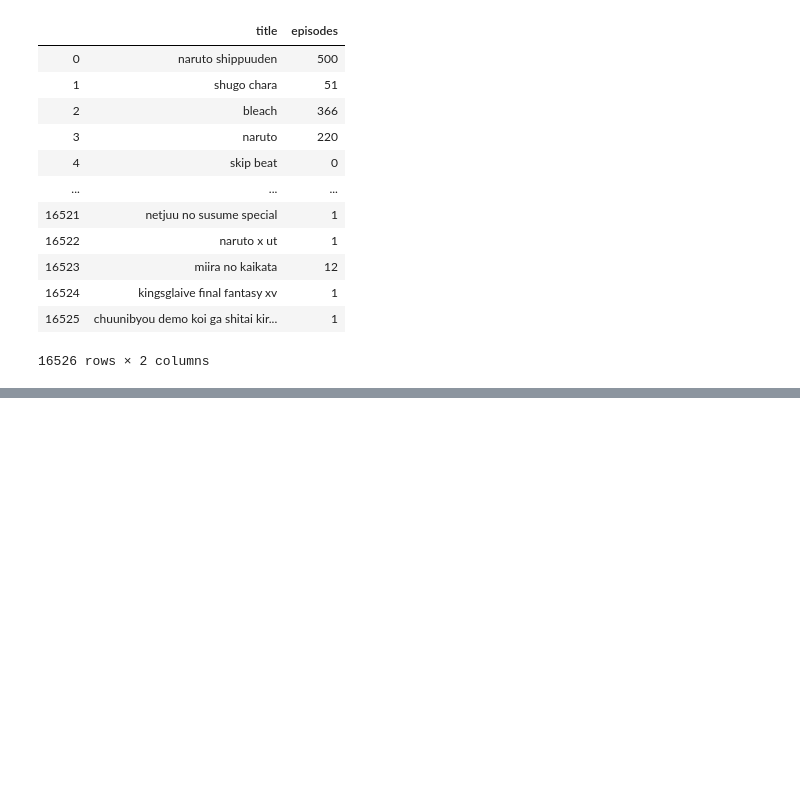
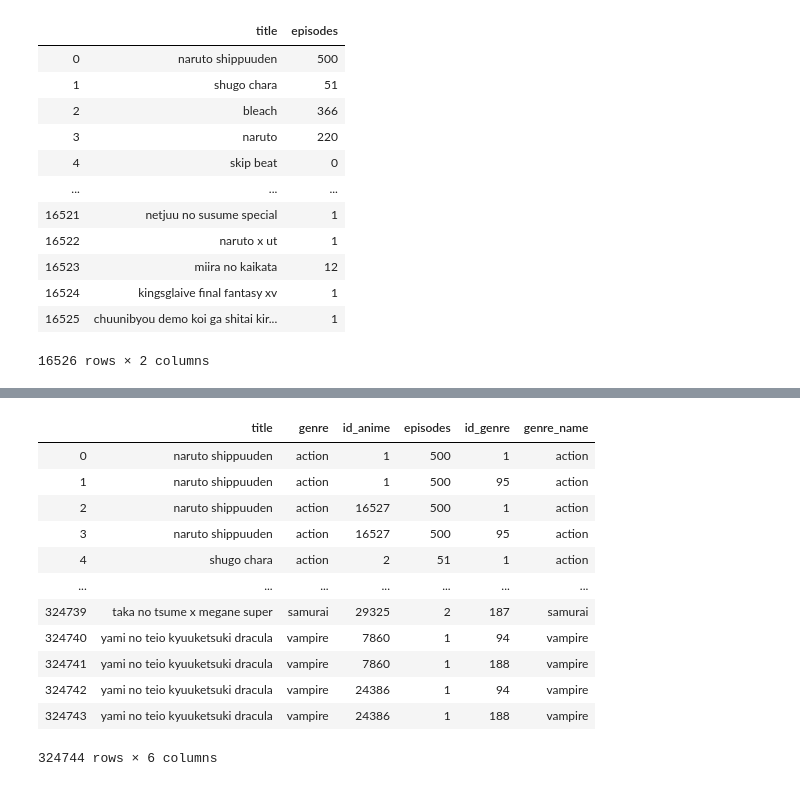
Before and after one commit to cckuqui/anime-db, a Jupyter notebook: datasets/Proyec_ETL.ipynb, the cells around one changed output, grey strips where cells are left out. Drawn from its saved outputs; the diff is of its cells as text; code cells hidden in the pictures; blank space fills up the shorter version.

```diff
--- a/datasets/Proyec_ETL.ipynb
+++ b/datasets/Proyec_ETL.ipynb
@@ -238,0 +237,3 @@ genre.reset_index(drop=True)
+# %%
+conn = f"postgres:{key}@localhost:5432/anime_db"
+engine = create_engine(f'postgresql://{conn}')
@@ -238,0 +267,4 @@ genre.reset_index(drop=True)
+# %%
+merge_df_ag = merge_df[['title', 'genre']]
+merge_df_ag.drop_duplicates(inplace=True)
+merge_df_ag
@@ -238,0 +285,3 @@ genre.reset_index(drop=True)
+# %%
+table_anime = pd.read_sql_table('anime', engine)
+table_anime
@@ -238,0 +302,3 @@ genre.reset_index(drop=True)
+# %%
+table_genre = pd.read_sql_table('genre', engine)
+table_genre
@@ -238,0 +319,20 @@ genre.reset_index(drop=True)
+# %%
+merge_df_ag = merge_df_ag.merge(table_anime, on='title')
+merge_df_ag.rename(columns={'id':'id_anime'}, inplace=True)
+merge_df_ag = merge_df_ag.merge(table_genre, left_on='genre',right_on='genre_name')
+merge_df_ag.rename(columns={'id':'id_genre'}, inplace=True)
+merge_df_ag
+# %% [output]
+|  | title | genre | id_anime | episodes | id_genre | genre_name |
+| 0 | naruto shippuuden | action | 1 | 500 | 1 | action |
+| 1 | naruto shippuuden | action | 1 | 500 | 95 | action |
+| 2 | naruto shippuuden | action | 16527 | 500 | 1 | action |
+| 3 | naruto shippuuden | action | 16527 | 500 | 95 | action |
+| 4 | shugo chara | action | 2 | 51 | 1 | action |
+| ... | ... | ... | ... | ... | ... | ... |
+| 324739 | taka no tsume x megane super | samurai | 29325 | 2 | 187 | samurai |
+| 324740 | yami no teio kyuuketsuki dracula | vampire | 7860 | 1 | 94 | vampire |
+| 324741 | yami no teio kyuuketsuki dracula | vampire | 7860 | 1 | 188 | vampire |
+| 324742 | yami no teio kyuuketsuki dracula | vampire | 24386 | 1 | 94 | vampire |
+| 324743 | yami no teio kyuuketsuki dracula | vampire | 24386 | 1 | 188 | vampire |
+324744 rows × 6 columns
```
Also changed, not shown: parts of 19 cells of this notebook, 1 other file.
